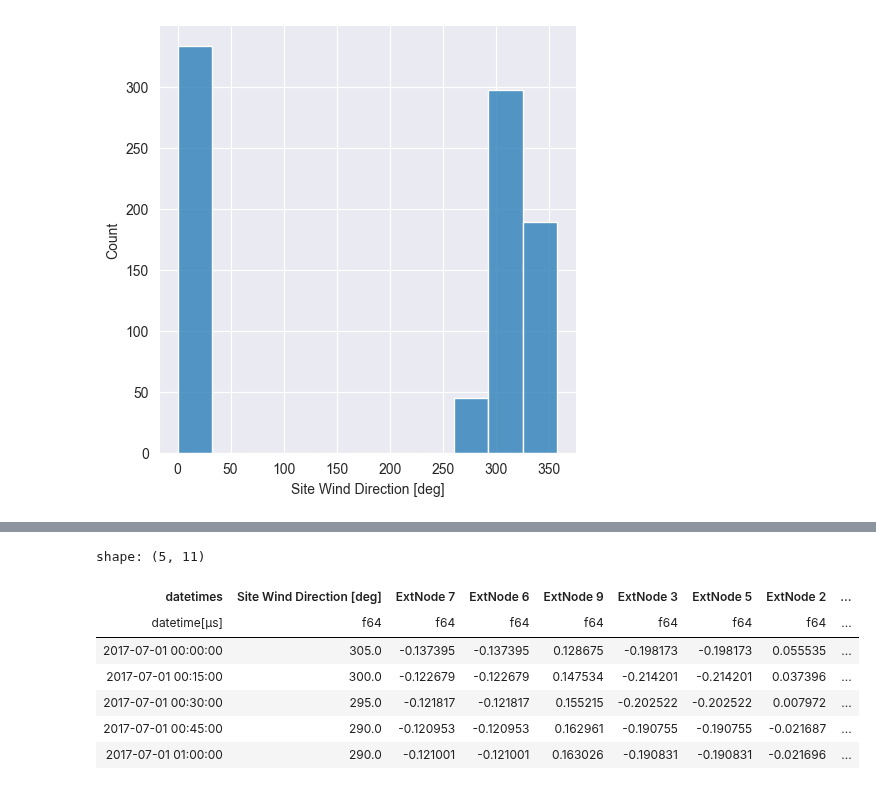
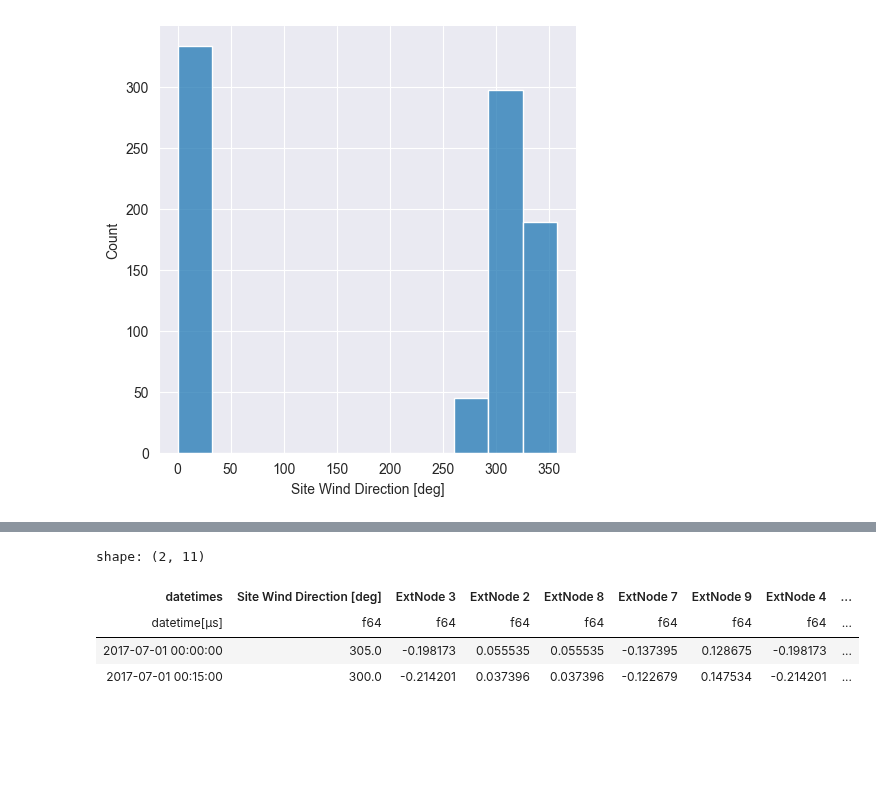
Before and after one commit to juliet29/plan2EPlus, a Jupyter notebook: _notebooks/t07_cp_equation.ipynb, the cells around one changed output, grey strips where cells are left out. Cells and saved outputs as stored; diff of their text form; code cells hidden in the pictures; blank space fills up the shorter version.

```diff
--- a/_notebooks/t07_cp_equation.ipynb
+++ b/_notebooks/t07_cp_equation.ipynb
@@ -188,12 +174,9 @@ shape: (34, 5)
 # %%
 df_exp = df_pressure.pivot("space_names", index=["datetimes", "Site Wind Direction [deg]"], values="cp_val",)
-df_exp.head()
+df_exp.head(2)
 # %% [output]
-shape: (5, 11)
+shape: (2, 11)
-| datetimes | Site Wind Direction [deg] | ExtNode 7 | ExtNode 6 | ExtNode 9 | ExtNode 3 | ExtNode 5 | ExtNode 2 | ... |
+| datetimes | Site Wind Direction [deg] | ExtNode 3 | ExtNode 2 | ExtNode 8 | ExtNode 7 | ExtNode 9 | ExtNode 4 | ... |
 | datetime[μs] | f64 | f64 | f64 | f64 | f64 | f64 | f64 | ... |
-| 2017-07-01 00:00:00 | 305.0 | -0.137395 | -0.137395 | 0.128675 | -0.198173 | -0.198173 | 0.055535 | ... |
-| 2017-07-01 00:15:00 | 300.0 | -0.122679 | -0.122679 | 0.147534 | -0.214201 | -0.214201 | 0.037396 | ... |
-| 2017-07-01 00:30:00 | 295.0 | -0.121817 | -0.121817 | 0.155215 | -0.202522 | -0.202522 | 0.007972 | ... |
-| 2017-07-01 00:45:00 | 290.0 | -0.120953 | -0.120953 | 0.162961 | -0.190755 | -0.190755 | -0.021687 | ... |
-| 2017-07-01 01:00:00 | 290.0 | -0.121001 | -0.121001 | 0.163026 | -0.190831 | -0.190831 | -0.021696 | ... |
+| 2017-07-01 00:00:00 | 305.0 | -0.198173 | 0.055535 | 0.055535 | -0.137395 | 0.128675 | -0.198173 | ... |
+| 2017-07-01 00:15:00 | 300.0 | -0.214201 | 0.037396 | 0.037396 | -0.122679 | 0.147534 | -0.214201 | ... |
```
Also changed, not shown: parts of 21 cells of this notebook.
